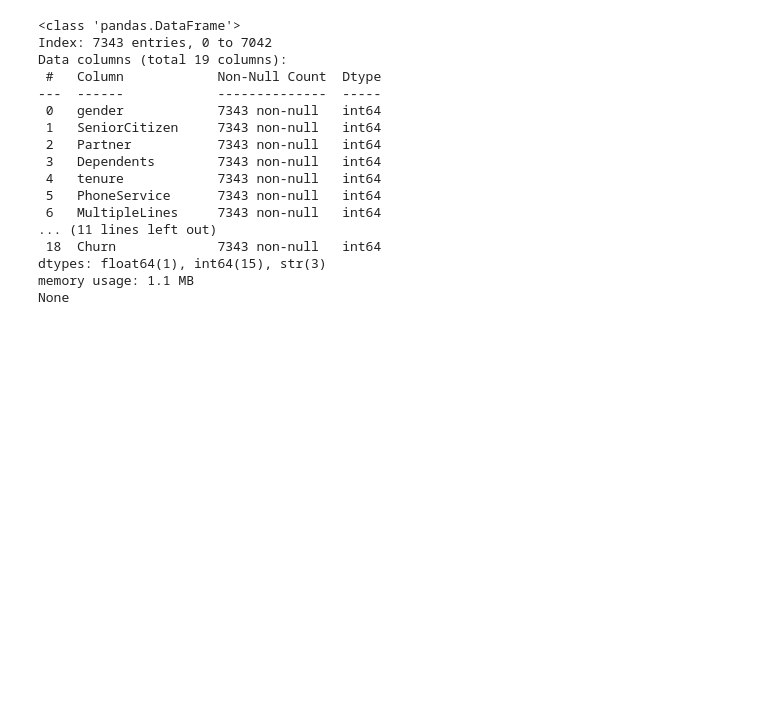
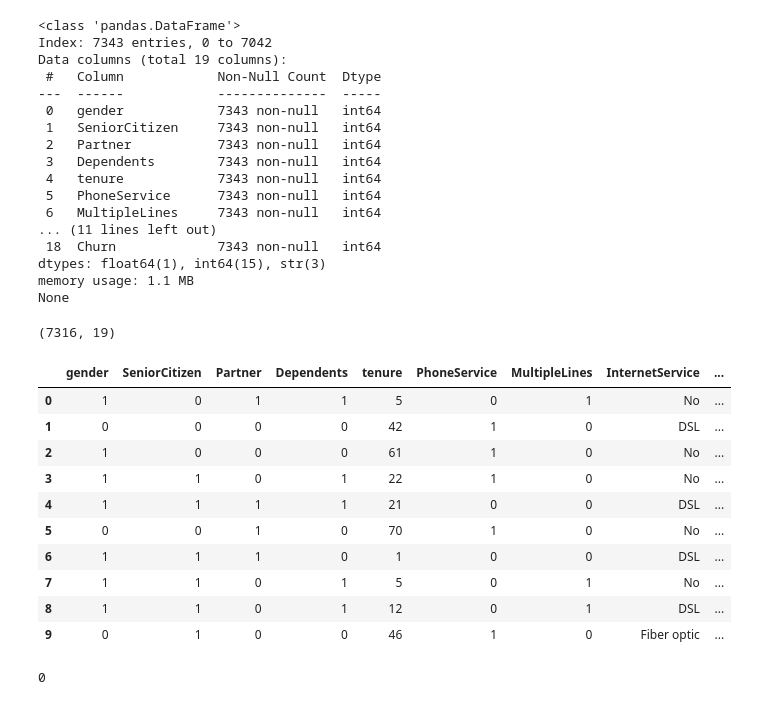
Before and after one commit to JaiswarYash/Customer-Churn-Prediction, a Jupyter notebook: notebook/01_data_loading&preprocessing.ipynb, the cells around one changed output. Cells and saved outputs as stored; diff of their text form; code cells hidden in the pictures; blank space fills up the shorter version.

```diff
--- a/notebook/01_data_loading&preprocessing.ipynb
+++ b/notebook/01_data_loading&preprocessing.ipynb
@@ -331,3 +320,26 @@ None
+# %%
+merged_dataset = merged_dataset.drop_duplicates()
+print(merged_dataset.shape)  # confirm 27 rows removed
+# %% [output]
+(7316, 19)
+# %%
+merged_dataset.head(10)
+# %% [output]
+|  | gender | SeniorCitizen | Partner | Dependents | tenure | PhoneService | MultipleLines | InternetService | ... |
+| 0 | 1 | 0 | 1 | 1 | 5 | 0 | 1 | No | ... |
+| 1 | 0 | 0 | 0 | 0 | 42 | 1 | 0 | DSL | ... |
+| 2 | 1 | 0 | 0 | 0 | 61 | 1 | 0 | No | ... |
+| 3 | 1 | 1 | 0 | 1 | 22 | 1 | 0 | No | ... |
+| 4 | 1 | 1 | 1 | 1 | 21 | 0 | 0 | DSL | ... |
+| 5 | 0 | 0 | 1 | 0 | 70 | 1 | 0 | No | ... |
+| 6 | 1 | 1 | 1 | 0 | 1 | 0 | 0 | DSL | ... |
+| 7 | 1 | 1 | 0 | 1 | 5 | 0 | 1 | No | ... |
+| 8 | 1 | 1 | 0 | 1 | 12 | 0 | 1 | DSL | ... |
+| 9 | 0 | 1 | 0 | 0 | 46 | 1 | 0 | Fiber optic | ... |
+# %%
+print(merged_dataset.duplicated().sum())
+# %% [output]
+0
 # %%
 # merged_dataset.head(10)
 # %%
```
Also changed, not shown: parts of 3 cells of this notebook, 5 other files.
